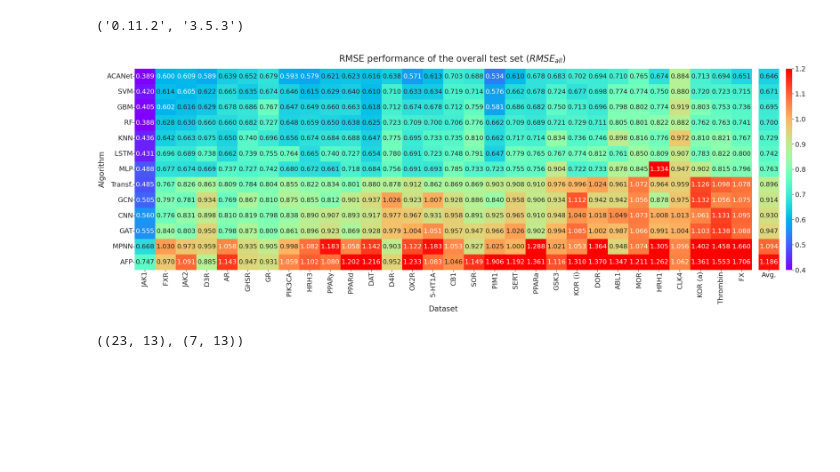
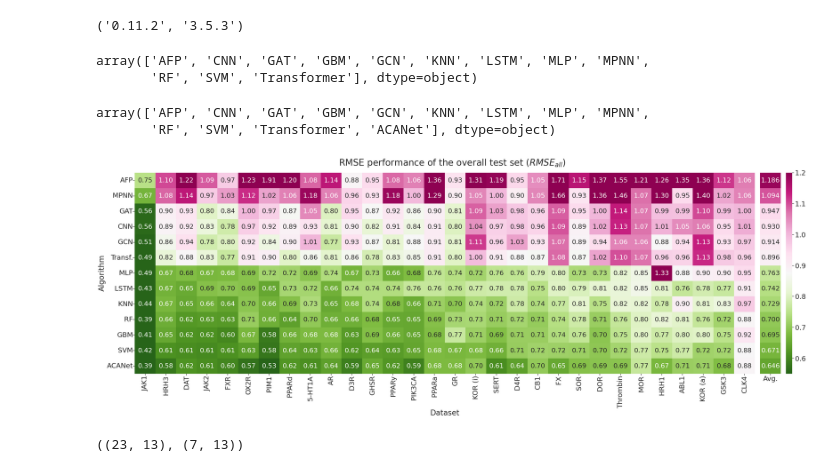
Before and after one commit to shenwanxiang/ACANet, a Jupyter notebook: experiment/03_HSSMS_performance/analysis.ipynb, the cells around one changed output. Cells and saved outputs as stored; diff of their text form; code cells hidden in the pictures; blank space fills up the shorter version.

```diff
--- a/experiment/03_HSSMS_performance/analysis.ipynb
+++ b/experiment/03_HSSMS_performance/analysis.ipynb
@@ -64,6 +66,10 @@ dfd.index = dfd.index.map(lambda x:x.lower())
 # %%
 df = df[df.descriptor.isin(['GRAPH', 'SMILES', 'ECFP', 'TOKENS'])]
 #df = df[df.algorithm.isin(['AFP', 'CNN', 'GAT', 'GCN', 'LSTM', 'MLP', 'MPNN', 'SVM', 'Transformer'])]
+df.algorithm.unique()
+# %% [output]
+array(['AFP', 'CNN', 'GAT', 'GBM', 'GCN', 'KNN', 'LSTM', 'MLP', 'MPNN',
+       'RF', 'SVM', 'Transformer'], dtype=object)
 # %%
 gs = glob('./benchmark_performance/mae_aca_opt_cliff/*/results.json')
 
@@ -79,46 +85,51 @@ for path in gs:
     ps.append([dataset, algorithm, descriptor, augmentation, rmse, cliff_rmse])
 dfg1 = pd.DataFrame(ps, columns = ['dataset', 'algorithm', 'descriptor', 'augmentation', 'rmse', 'cliff_rmse'])
 # %%
-dff = df.append(dfg1)
+dff = df._append(dfg1)
 dff['name'] = dff.dataset.map(dataset2name)
 dff = dff.reset_index(drop=True)
 dff.rmse = dff.rmse.astype(float)
 dff.cliff_rmse = dff.cliff_rmse.astype(float)
+# %%
+dff.algorithm.unique()
+# %% [output]
+array(['AFP', 'CNN', 'GAT', 'GBM', 'GCN', 'KNN', 'LSTM', 'MLP', 'MPNN',
+       'RF', 'SVM', 'Transformer', 'ACANet'], dtype=object)
 # %%
 fig, axes= plt.subplots(ncols=3, figsize=(32,12), gridspec_kw={'width_ratios': [30, 1.,0.3]})
 
 ax1, ax2, ax3 = axes
 
 dffs = dff.groupby(['name','algorithm'])['rmse'].mean().unstack()
-m = dffs.mean().sort_values().index.to_list()
-d = dffs.T.mean().sort_values().index.to_list()
+m = dffs.mean().sort_values(ascending=False).index.to_list()
+d = dffs.T.median().sort_values().index.to_list()
 dffs = dffs.loc[d][m]
 
 fontsize = 21
 dffs.columns = dffs.columns.map({'ACANet':'ACANet', 'SVM':'SVM', 'GBM':'GBM', 'RF':'RF',
                                  'KNN':'KNN', 'MLP':'MLP', 'LSTM':'LSTM', 'Transformer':'Transf.',
                                  'CNN':'CNN', 'MPNN':'MPNN', 'AFP': 'AFP', 'GCN':'GCN', 'GAT':'GAT'})
 
-h1 = sns.heatmap(dffs.T, cmap = 'rainbow', vmax=1.2, vmin = 0.4, ax=ax1, annot=True, fmt='.3f', cbar_ax = ax3, annot_kws ={'fontsize':fontsize},)
+h1 = sns.heatmap(dffs.T, cmap = 'PiYG_r', vmax=1.2, vmin = 0.55, ax=ax1, annot=True, fmt='.2f', cbar_ax = ax3, annot_kws ={'fontsize':fontsize},)
 
-h2 = sns.heatmap(dffs.mean().to_frame(name='Avg.'), cmap = 'rainbow', vmin = 0.4, vmax=1.2, ax=ax2, annot=True, fmt='.3f', cbar = False, annot_kws ={'fontsize':fontsize},)
+h2 = sns.heatmap(dffs.mean().to_frame(name='Avg.'), cmap = 'PiYG_r', vmin = 0.55, vmax=1.2, ax=ax2, annot=True, fmt='.3f', cbar = False, annot_kws ={'fontsize':fontsize},)
 
 
 ax1.tick_params(left='off',  bottom='off', pad=.1,)
 ax1.set_ylabel('Algorithm')
 ax1.set_xlabel('Dataset')
 ax2.set_ylabel('')
 ax2.tick_params(axis='x',  bottom='off', pad=.1,)
 #ax2.tick_params(rotation=90)
 
 ax2.set_yticklabels('')
 plt.suptitle('RMSE performance of the overall test set ($RMSE_{all}$)')
 
 plt.tight_layout(pad=0.5)
 
 fig.savefig("./benchmark_performance/overall_rmse_comparasions_heatmap.pdf",  bbox_inches='tight')
 # %% [output]
-[figure, old version]
+[figure, new version]
 # %%
 dffs[dffs.ACANet < dffs.SVM].shape, dffs[dffs.ACANet > dffs.SVM].shape
 # %% [output]
```
Also changed, not shown: parts of 7 cells of this notebook, 10 other files.
